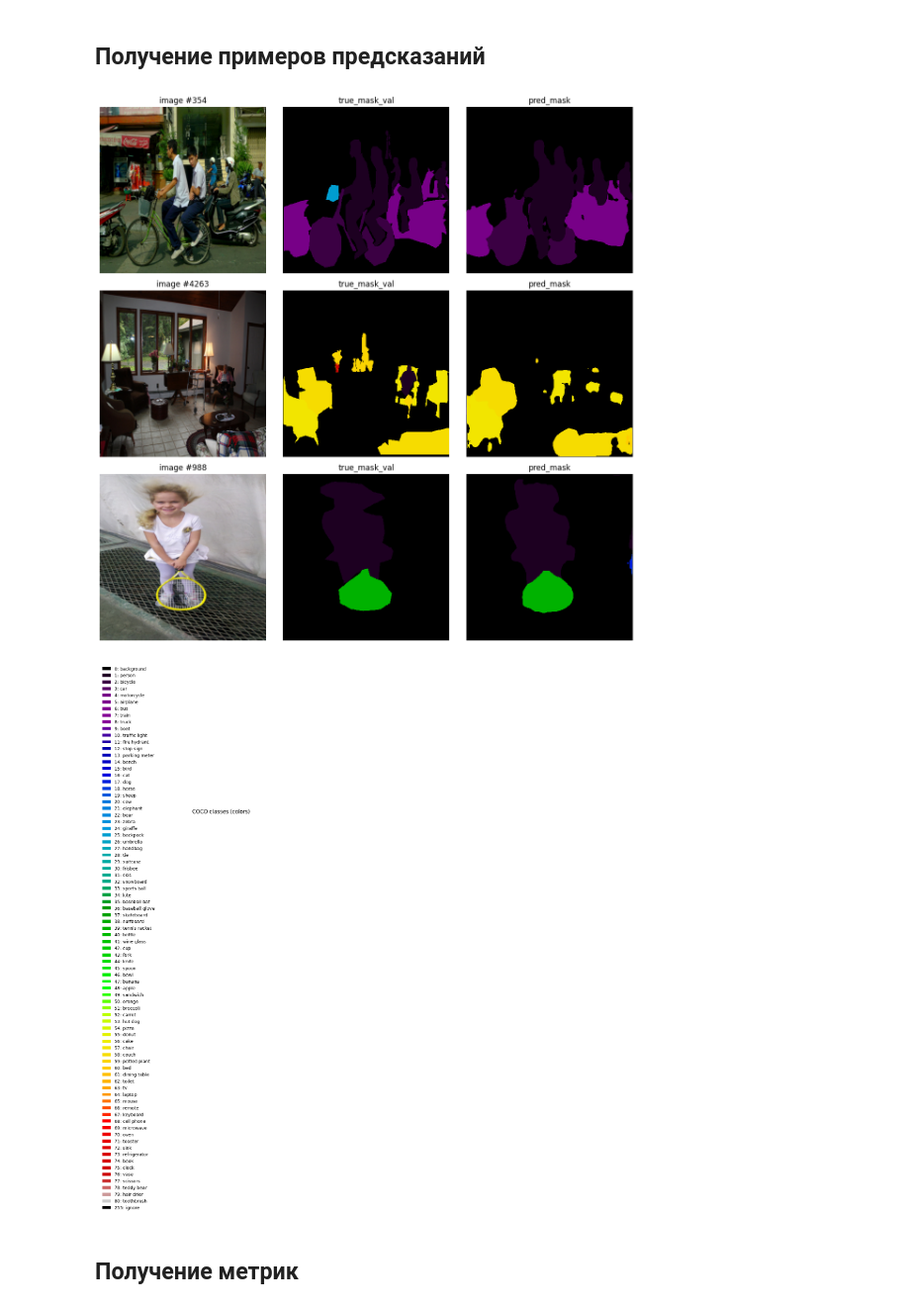
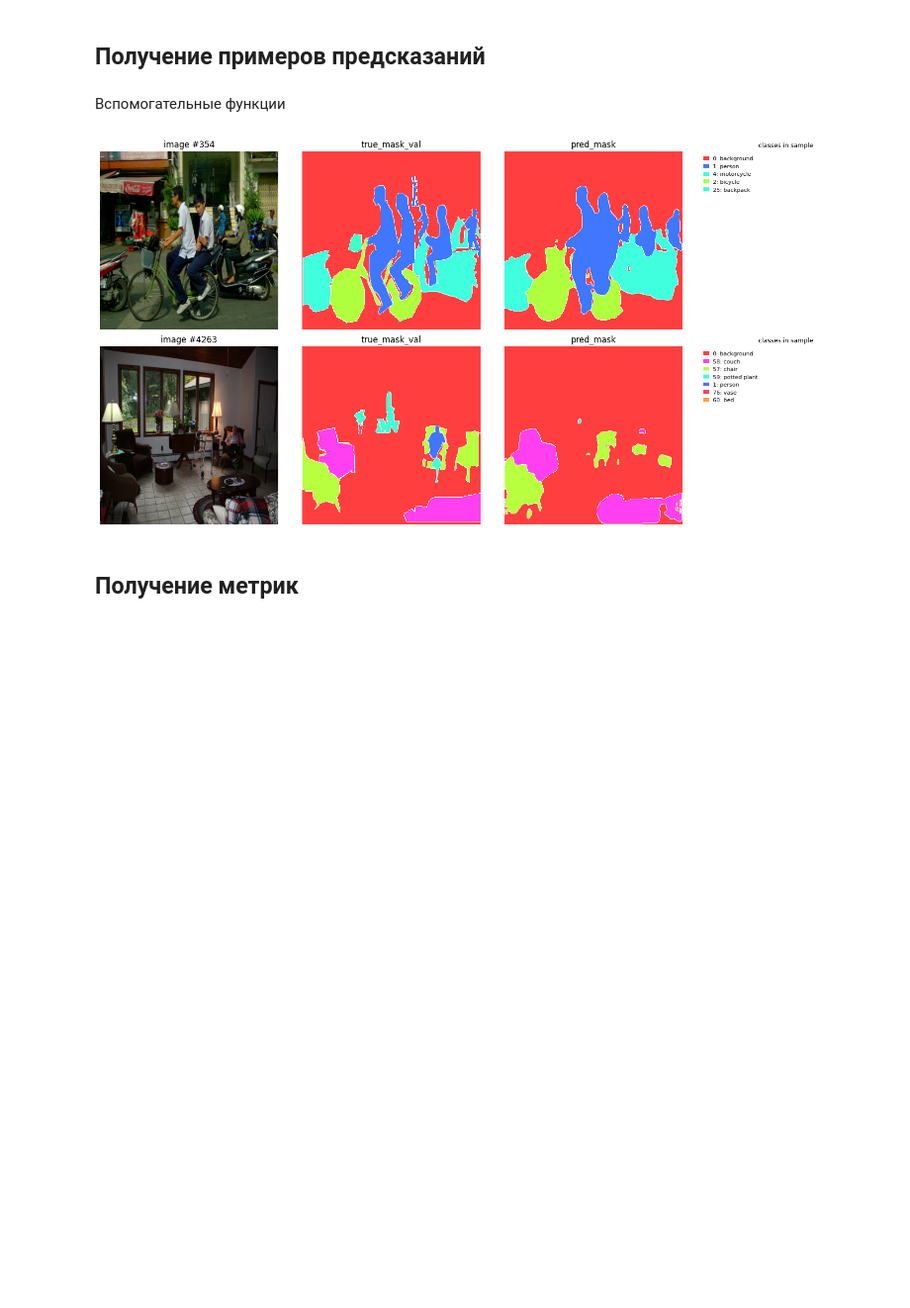
Before and after one commit to Tyumentseva/Unet-Inference-Acceleration-Project, a Jupyter notebook: train/load_baseline.ipynb, the cells around one changed output. Shown at 99% size. Drawn from its saved outputs; the diff is of its cells as text; code cells hidden in the pictures; blank space fills up the shorter version.

```diff
--- a/train/load_baseline.ipynb
+++ b/train/load_baseline.ipynb
@@ -142,7 +146,7 @@ def build_coco_semantic_masks(
 # %% [markdown]
 ## Загрузка модели
 # %%
-model_fp16 = smp.Unet(
+model = smp.Unet(
     encoder_name="resnet101",
     encoder_weights=None,
     in_channels=3,
@@ -150,12 +154,13 @@ model_fp16 = smp.Unet(
     activation=None,
 )
 
-model_fp16 = model_fp16.half()
+# model_inference = model.half() # fp16
+model_inference = model.bfloat16() # bf16
 
 state = torch.load(CKPT_PATH, map_location="cpu")
-model_fp16.load_state_dict(state, strict=True)
+model_inference.load_state_dict(state, strict=True)
 
-model_fp16 = model_fp16.to(DEVICE).eval()
+model_inference = model_inference.to(DEVICE).eval()
 # %% [markdown]
 ## Формирование датасета
 # %%
@@ -218,7 +227,7 @@ class COCOSemanticDataset(Dataset):
         masks_root="semantic_masks",
         ann_file=None,
         transforms=None,
-        ignore_index=255,
+        ignore_index=IGNORE_INDEX,
     ):
         self.root = Path(root)
         self.split = split
@@ -241,7 +250,7 @@ class COCOSemanticDataset(Dataset):
 
         # Проверка наличия масок
         missing = 0
-        for image_id in self.image_ids[:200]:  # быстрая проверка части
+        for image_id in self.image_ids[:500]:  # быстрая проверка части
             info = self.coco.loadImgs(image_id)[0]
             mpath = self.masks_dir / (Path(info["file_name"]).stem + ".png")
             if not mpath.exists():
@@ -318,4 +313,30 @@ val_loader = DataLoader(
 )
 # %% [markdown]
 ## Получение примеров предсказаний
+# %% [markdown]
+Вспомогательные функции
+# %%
+def _build_seg_cmap_with_ignore(num_classes: int, ignore_color=(0.15, 0.15, 0.15, 1.0)):
+    hues = (np.arange(num_classes) * 0.61803398875) % 1.0
+    colors = []
+    for h in hues:
+        r, g, b = colorsys.hsv_to_rgb(h, 0.75, 1.0)
+        colors.append((r, g, b, 1.0))
+
+    colors.append(ignore_color)
+    cmap = ListedColormap(colors)
+    norm = BoundaryNorm(np.arange(-0.5, num_classes + 1.5, 1), cmap.N)
+    return cmap, norm
+
+def _mask_boundaries(m: np.ndarray) -> np.ndarray:
+    b = np.zeros_like(m, dtype=bool)
+    b[:-1, :] |= (m[:-1, :] != m[1:, :])
+    b[:, :-1] |= (m[:, :-1] != m[:, 1:])
+    return b
+
+def _boundary_rgba(mask: np.ndarray, color=(1.0, 1.0, 1.0, 1.0)):
+    bd = _mask_boundaries(mask)
+    overlay = np.zeros((*bd.shape, 4), dtype=np.float32)
+    overlay[bd] = color
+    return overlay
 # %%
@@ -406,17 +423,14 @@ def show_val_predictions_triplets(
 # %%
-
-
 show_val_predictions_triplets(
-    model=model_fp16,
+    model=model,
     val_ds=val_ds,
     device=DEVICE,
-    n_samples=3,
+    n_samples=2,
     seed=19,
     ignore_index=IGNORE_INDEX,
 )
 # %% [output]
-[figure, old version]
+[figure, new version]
-[figure, removed]
 # %% [markdown]
 ## Получение метрик
 # %%
```
Also changed, not shown: parts of 9 cells of this notebook, 1 other file.
